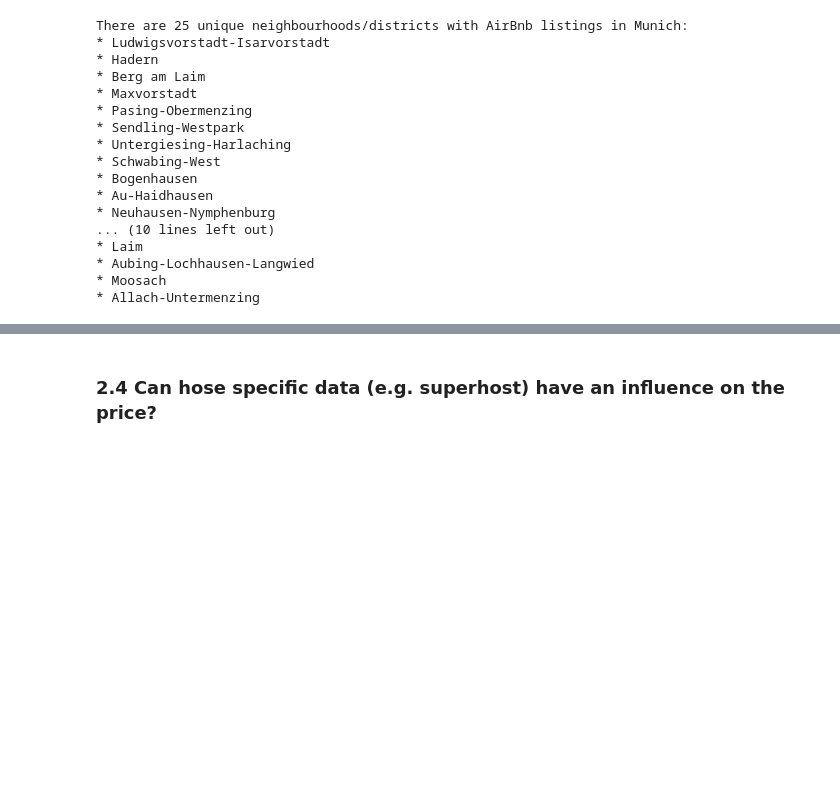
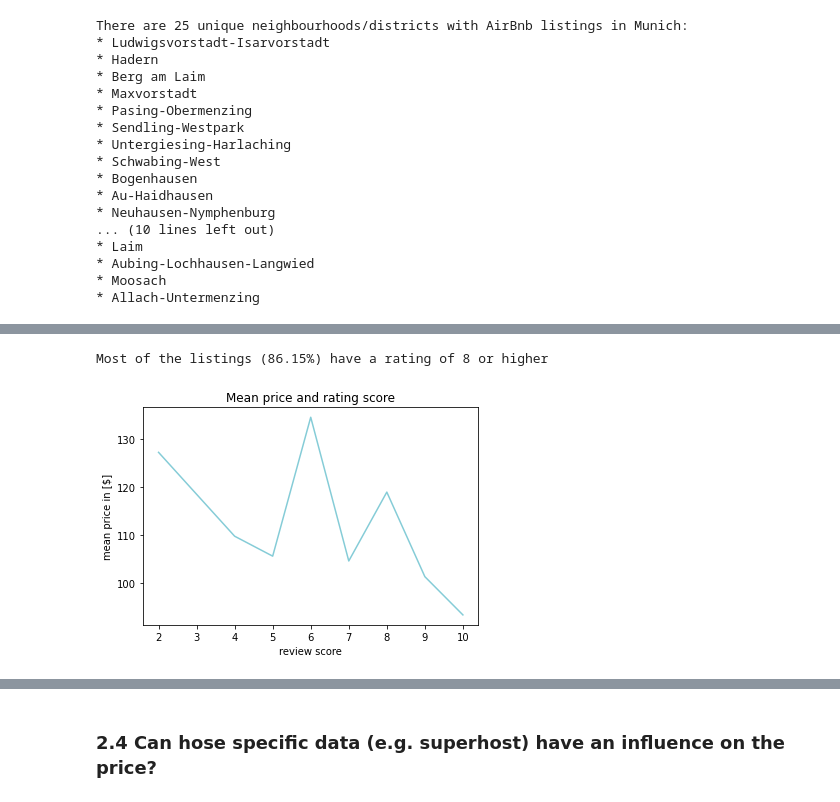
Before and after one commit to lethiess/AirBnB, a Jupyter notebook: AirBnb.ipynb, the cells around one changed output, grey strips where cells are left out. Saved outputs shown, nothing was run; the diff lists cells and outputs as text; code cells hidden in the pictures; blank space fills up the shorter version.

```diff
--- a/AirBnb.ipynb
+++ b/AirBnb.ipynb
@@ -433,0 +471,13 @@ plt.ylabel("mean price in $");
+# %%
+result = len(munich_listings[munich_listings["review_scores_value"] >= 9])/munich_listings.shape[0]*100
+print("Most of the listings ({:.2f}%) have a rating of 8 or higher".format(result))
+# %% [output]
+Most of the listings (86.15%) have a rating of 8 or higher
+# %%
+# line plot: mean price per rating score
+(munich_listings.groupby("review_scores_value").mean())["price"].plot(color = colors_review);
+plt.title("Mean price and rating score");
+plt.xlabel("review score");
+plt.ylabel("mean price in [$]");
+# %% [output]
+[figure, added]
```
Also changed, not shown: parts of 69 cells of this notebook.
